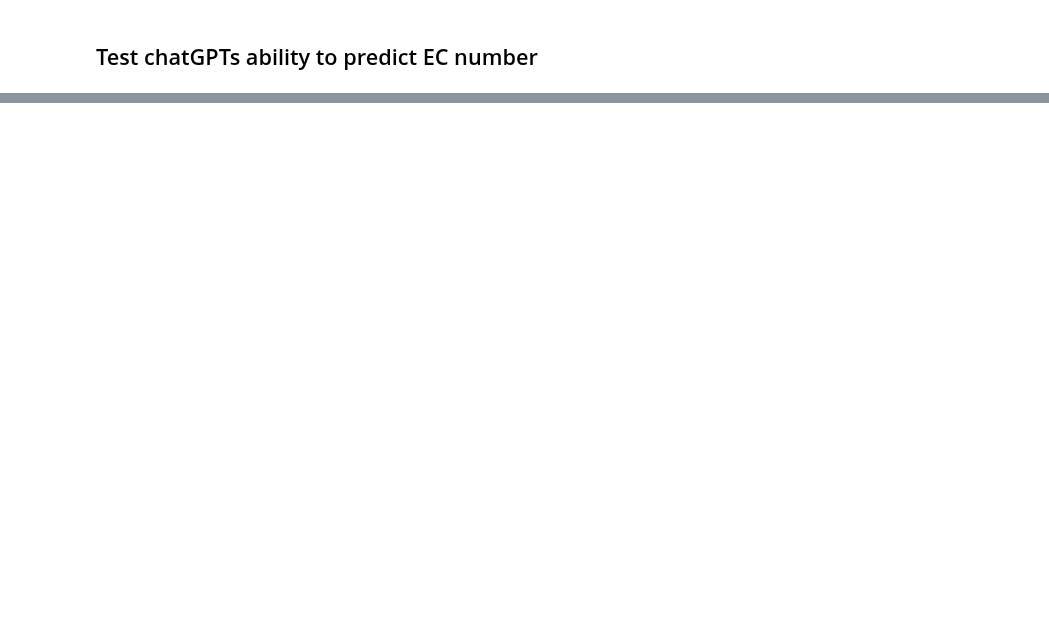
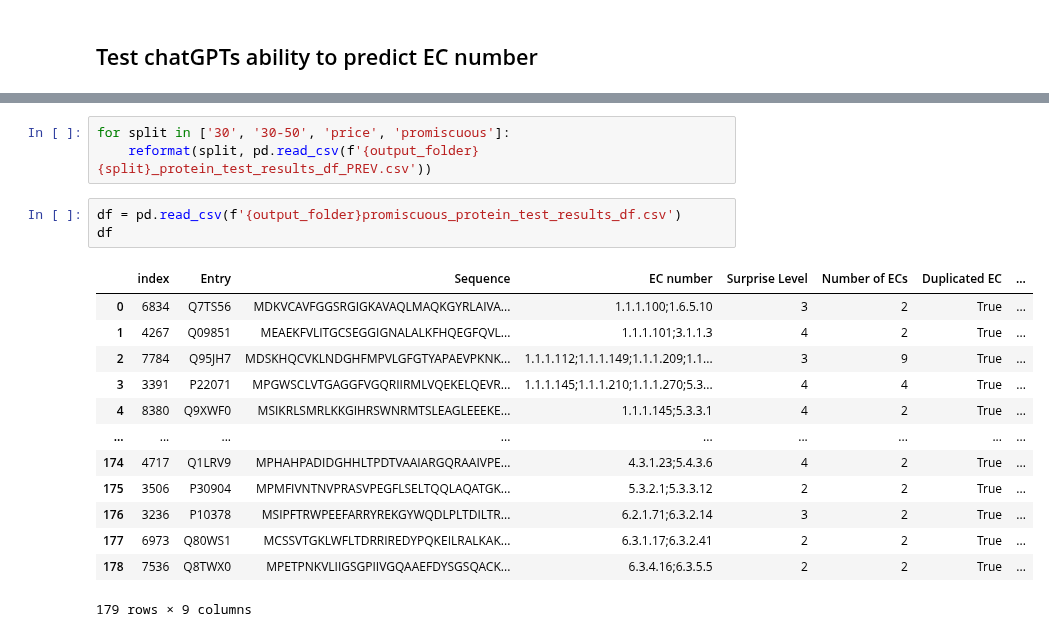
Before and after one commit to jsunn-y/CARE, a Jupyter notebook: task1_baselines/ChatGPT/ChatGPT.ipynb, the cells around one changed output, grey strips where cells are left out. Drawn from its saved outputs; the diff is of its cells as text; blank space fills up the shorter version.

```diff
--- a/task1_baselines/ChatGPT/ChatGPT.ipynb
+++ b/task1_baselines/ChatGPT/ChatGPT.ipynb
@@ -87,0 +103,20 @@ Done split
+# %%
+for split in ['30', '30-50', 'price', 'promiscuous']:
+    reformat(split, pd.read_csv(f'{output_folder}{split}_protein_test_results_df_PREV.csv'))
+# %%
+df = pd.read_csv(f'{output_folder}promiscuous_protein_test_results_df.csv')
+df
+# %% [output]
+|  | index | Entry | Sequence | EC number | Surprise Level | Number of ECs | Duplicated EC | ... |
+| 0 | 6834 | Q7TS56 | MDKVCAVFGGSRGIGKAVAQLMAQKGYRLAIVA... | 1.1.1.100;1.6.5.10 | 3 | 2 | True | ... |
+| 1 | 4267 | Q09851 | MEAEKFVLITGCSEGGIGNALALKFHQEGFQVL... | 1.1.1.101;3.1.1.3 | 4 | 2 | True | ... |
+| 2 | 7784 | Q95JH7 | MDSKHQCVKLNDGHFMPVLGFGTYAPAEVPKNK... | 1.1.1.112;1.1.1.149;1.1.1.209;1.1... | 3 | 9 | True | ... |
+| 3 | 3391 | P22071 | MPGWSCLVTGAGGFVGQRIIRMLVQEKELQEVR... | 1.1.1.145;1.1.1.210;1.1.1.270;5.3... | 4 | 4 | True | ... |
+| 4 | 8380 | Q9XWF0 | MSIKRLSMRLKKGIHRSWNRMTSLEAGLEEEKE... | 1.1.1.145;5.3.3.1 | 4 | 2 | True | ... |
+| ... | ... | ... | ... | ... | ... | ... | ... | ... |
+| 174 | 4717 | Q1LRV9 | MPHAHPADIDGHHLTPDTVAAIARGQRAAIVPE... | 4.3.1.23;5.4.3.6 | 4 | 2 | True | ... |
+| 175 | 3506 | P30904 | MPMFIVNTNVPRASVPEGFLSELTQQLAQATGK... | 5.3.2.1;5.3.3.12 | 2 | 2 | True | ... |
+| 176 | 3236 | P10378 | MSIPFTRWPEEFARRYREKGYWQDLPLTDILTR... | 6.2.1.71;6.3.2.14 | 3 | 2 | True | ... |
+| 177 | 6973 | Q80WS1 | MCSSVTGKLWFLTDRRIREDYPQKEILRALKAK... | 6.3.1.17;6.3.2.41 | 2 | 2 | True | ... |
+| 178 | 7536 | Q8TWX0 | MPETPNKVLIIGSGPIIVGQAAEFDYSGSQACK... | 6.3.4.16;6.3.5.5 | 2 | 2 | True | ... |
+179 rows × 9 columns
```
Also changed, not shown: parts of 5 cells of this notebook, 11 other files.
